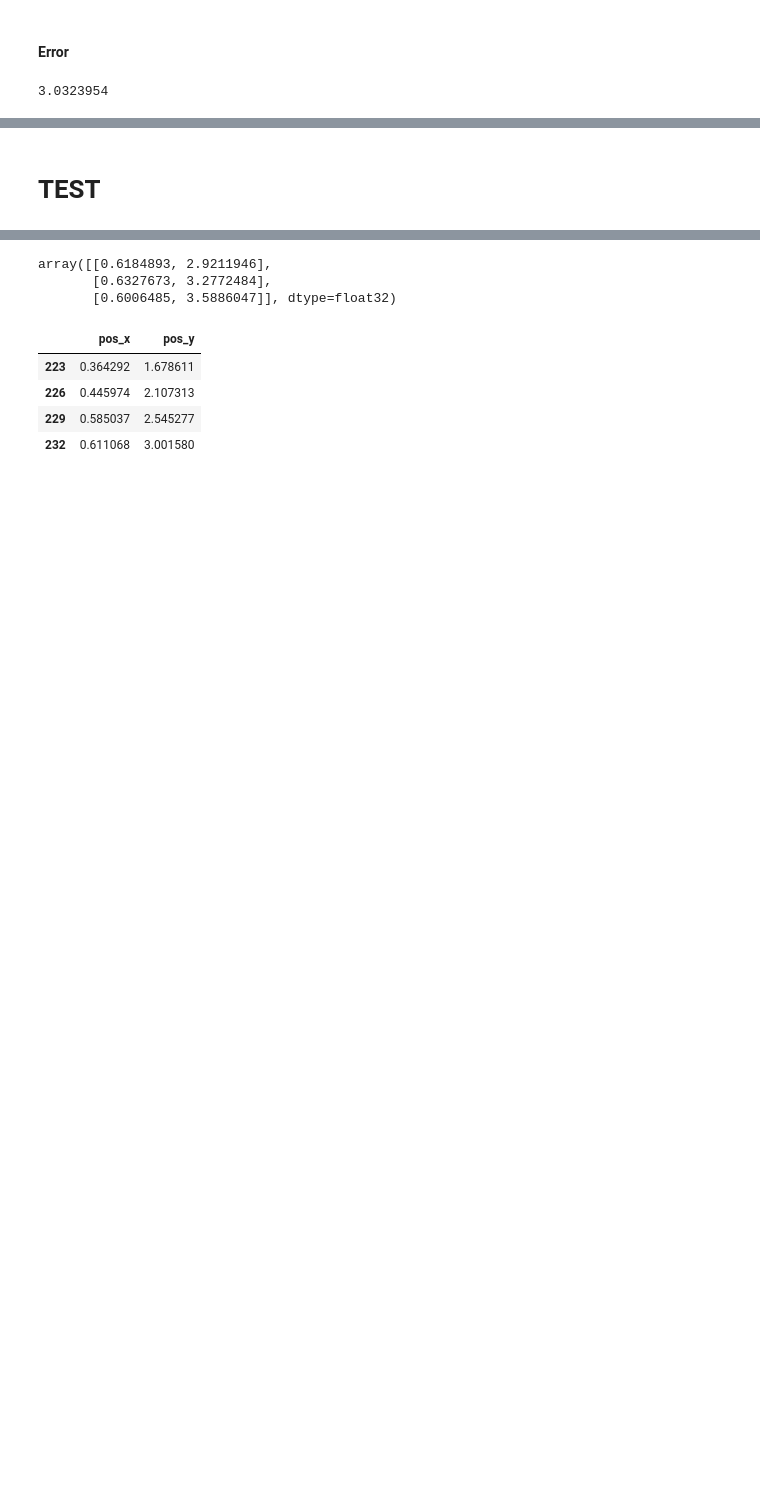
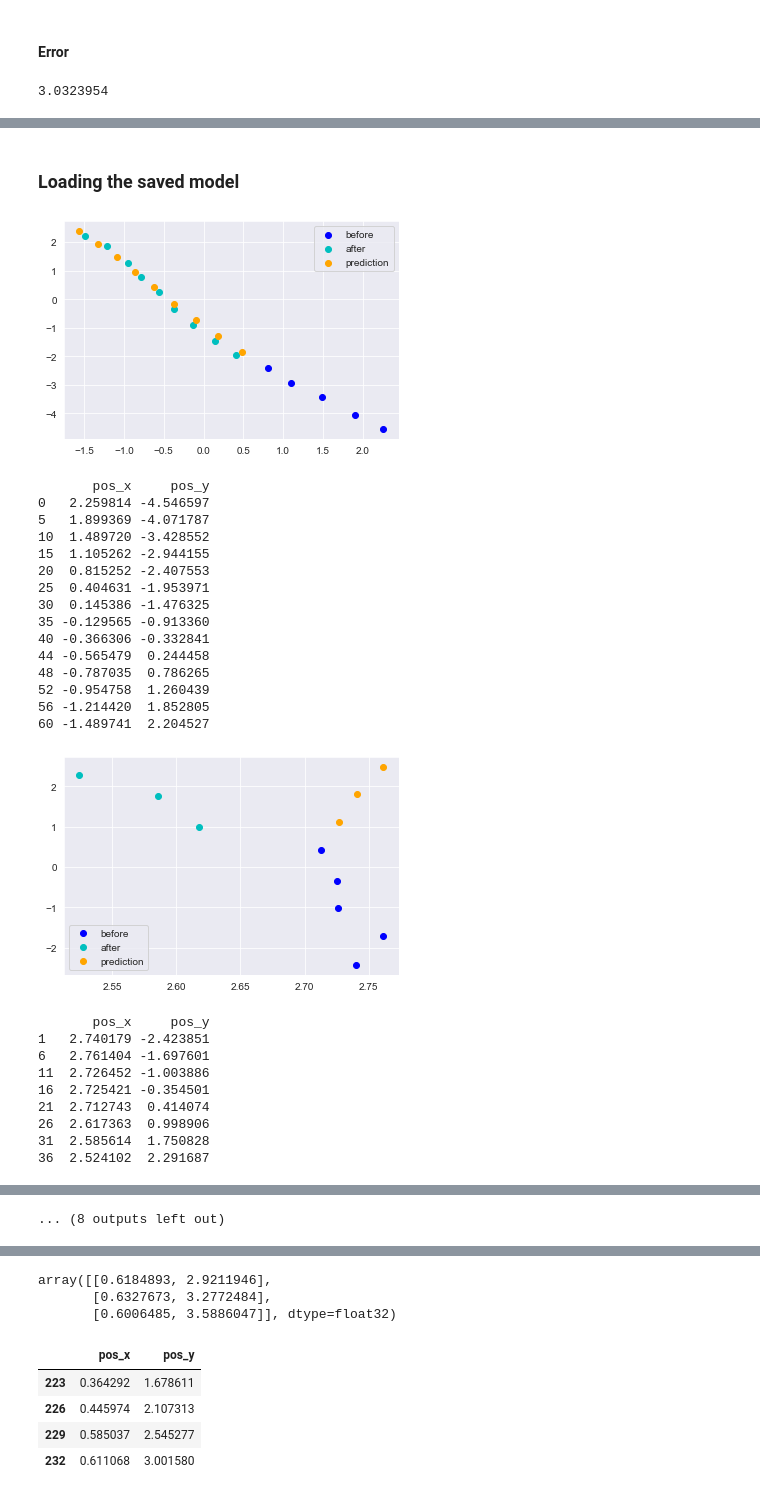
Before and after one commit to laukikk/Pedestrian-Traject-Prediction, a Jupyter notebook: Model.ipynb, the cells around one changed output, grey strips where cells are left out. Cells and saved outputs as stored; diff of their text form; code cells hidden in the pictures; blank space fills up the shorter version.

Commit message:
prediction ready

```diff
--- a/Model.ipynb
+++ b/Model.ipynb
@@ -258,5 +217,12 @@ error.result().numpy()
+# %%
+df_combined = pd.read_csv('datasets/csvs/combined.csv')
+grp_combined = df_combined.groupby('pedestrian_ID')
+# %% [markdown]
+### Loading the saved model
+# %%
+model = tf.keras.models.load_model("models/lstm-5-1")
 # %%
-def make_forecast(model, df, size_of_prediction=2, window_size=3):
+def make_forecast(model, df, window_size=3):
   """
   Makes the forecast on the data
 
@@ -265,11 +231,15 @@ def make_forecast(model, df, size_of_prediction=2, window_size=3):
     df (pandas dataframe) -- the part of the dataframe on which the predictions are to be made
     size_of_prediction (int) -- dimension of the prediction
     window_size (int) -- size of the window
+
+  PS:
+    the prediction is expected to have only one pair of coordinates
   """
 
   series = []
   forecasts = []
   len_of_df = len(df)
+  size_of_prediction = 2
 
   try:
     for i in range(window_size):
@@ -287,29 +257,58 @@ def make_forecast(model, df, size_of_prediction=2, window_size=3):
 
   return np.array(forecasts)
 # %%
-def draw_predictions(df, forecasts):
+def draw_predictions(df, forecasts, window_size):
     """
     Draws the predictions of the data
 
     Args:
-    df (pandas dataframe) -- the part of the dataframe on which the predictions are to be made
+    df (pandas dataframe) -- the part of the dataframe on which the predictions were made
     forecasts (array of int) -- all the predictions from make_forecast()
     """
     x_val = [val[0] for val in forecasts]
     y_val = [val[1] for val in forecasts]
 
-    b = plt.scatter(np.array(df.iloc[:3,0]), np.array(df.iloc[:3,1]), c='b')
-    c = plt.scatter(np.array(df.iloc[3:,0]), np.array(df.iloc[3:,1]), c='c')
+    b = plt.scatter(np.array(df.iloc[:window_size,0]), np.array(df.iloc[:window_size,1]), c='b')
+    c = plt.scatter(np.array(df.iloc[window_size:,0]), np.array(df.iloc[window_size:,1]), c='c')
     o = plt.scatter(x_val, y_val, c='orange')
     plt.legend((b, c, o), ('before', 'after', 'prediction'))
     plt.show()
 # %%
-i = 15
-for name, group in pos_grp1:
+i = 10
+window_size = 5
+
+for name, group in grp_combined:
     group = group.iloc[:,-2:]
-    forecasts = make_forecast(model, group)
-    draw_predictions(group, forecasts)
+    forecasts = make_forecast(model, group, window_size=window_size)
+    draw_predictions(group, forecasts, window_size)
     print(group)
     i -= 1
     if not i:
         break
+# %% [output]
+[figure, added]
+       pos_x     pos_y
+0   2.259814 -4.546597
+5   1.899369 -4.071787
+10  1.489720 -3.428552
+15  1.105262 -2.944155
+20  0.815252 -2.407553
+25  0.404631 -1.953971
+30  0.145386 -1.476325
+35 -0.129565 -0.913360
+40 -0.366306 -0.332841
+44 -0.565479  0.244458
+48 -0.787035  0.786265
+52 -0.954758  1.260439
+56 -1.214420  1.852805
+60 -1.489741  2.204527
+[figure, added]
+       pos_x     pos_y
+1   2.740179 -2.423851
+6   2.761404 -1.697601
+11  2.726452 -1.003886
+16  2.725421 -0.354501
+21  2.712743  0.414074
+26  2.617363  0.998906
+31  2.585614  1.750828
+36  2.524102  2.291687
@@ -316,2 +386 @@ for name, group in pos_grp1:
+... (8 outputs left out)
-# %% [markdown]
-# TEST
```
Also changed, not shown: parts of 32 cells of this notebook, 19 other files.
